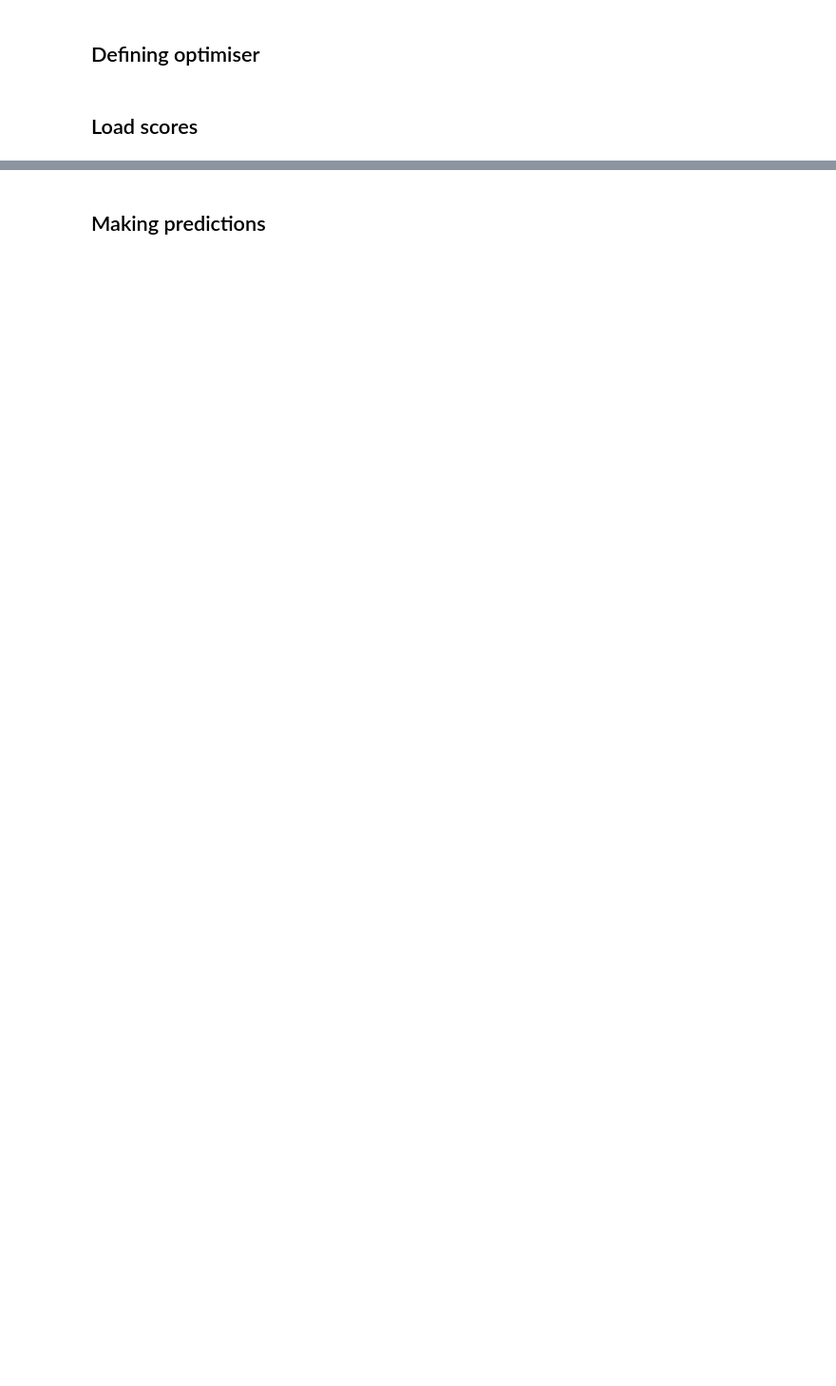
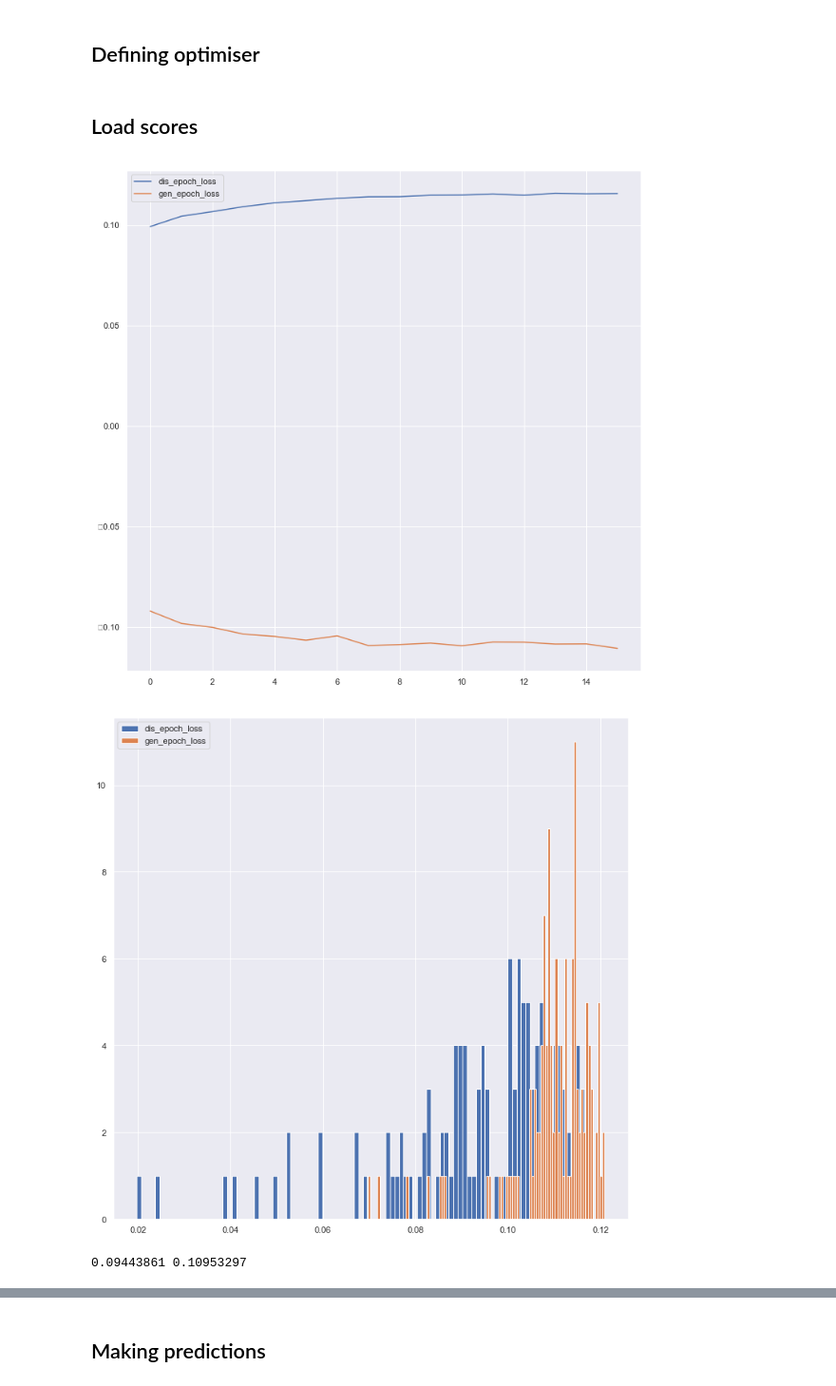
Before and after one commit to SchattenGenie/mlhep2019_2_phase, a Jupyter notebook: analysis/lhcb_calo_gan.ipynb, the cells around one changed output, grey strips where cells are left out. Shown: that part at 95% size. Drawn from its saved outputs; the diff is of its cells as text; code cells hidden in the pictures; blank space fills up the shorter version.

```diff
--- a/analysis/lhcb_calo_gan.ipynb
+++ b/analysis/lhcb_calo_gan.ipynb
@@ -25,7 +29,7 @@ sns.set()
 def one_hot(a, num_classes):
     return np.squeeze(np.eye(num_classes)[a.reshape(-1)])
 
-device = torch.device('cuda:2')
+device = 'cuda' if torch.cuda.is_available() else 'cpu'
 # %% [markdown]
 #### A bit more steps to setup Google Colab
 
@@ -41,9 +45,13 @@ device = torch.device('cuda:2')
 # %% [markdown]
 ## Data pathes
 # %%
-train_data_path = '/gdrive/My Drive/mlhep2019_gan/data_train.npz'
-val_data_path = '/gdrive/My Drive/mlhep2019_gan/data_val.npz'
-test_data_path = '/gdrive/My Drive/mlhep2019_gan/data_test.npz'
+# train_data_path = '/gdrive/My Drive/mlhep2019_gan/data_train.npz'
+# val_data_path = '/gdrive/My Drive/mlhep2019_gan/data_val.npz'
+# test_data_path = '/gdrive/My Drive/mlhep2019_gan/data_test.npz'
+
+train_data_path = '../data_train.npz'
+val_data_path = '../data_val.npz'
+test_data_path = '../data_test.npz'
 # %% [markdown]
 # Loading data
 
@@ -58,20 +66,22 @@ File `dat_train.npz` contains four arrays:
   * `ParticlePoint` - $x, y$ of initial particle
   * `ParticlePDG` - particle type(either $e^-$ or $\gamma$)
 # %%
+N = 1000
+
 data_train = np.load(train_data_path, allow_pickle=True)
 print(list(data_train.keys()))
 
 # [data_size, 900]
-EnergyDeposit = data_train['EnergyDeposit']
+EnergyDeposit = data_train['EnergyDeposit'][:N]
 # reshaping it as [data_size, channels, img_size_x, img_size_y]
 # channels are needed for pytorch conv2d-layers
 EnergyDeposit = EnergyDeposit.reshape(-1, 1, 30, 30)
 
 # [data_size, 3]
-ParticleMomentum = data_train['ParticleMomentum']
+ParticleMomentum = data_train['ParticleMomentum'][:N]
 
 # [data_size, 2]
-ParticlePoint = data_train['ParticlePoint'][:, :2]
+ParticlePoint = data_train['ParticlePoint'][:, :2][:N]
 
 # [data_size, 1]
-ParticlePDG = data_train['ParticlePDG']
+ParticlePDG = data_train['ParticlePDG'][:N]
@@ -418,4 +436,8 @@ def run_training(epochs):
         plt.legend()
         plt.show()
 # %%
-run_training(100)
+run_training(2)
+# %% [output]
+[figure, added]
+[figure, added]
+0.09443861 0.10953297
```
Also changed, not shown: parts of 45 cells of this notebook.
